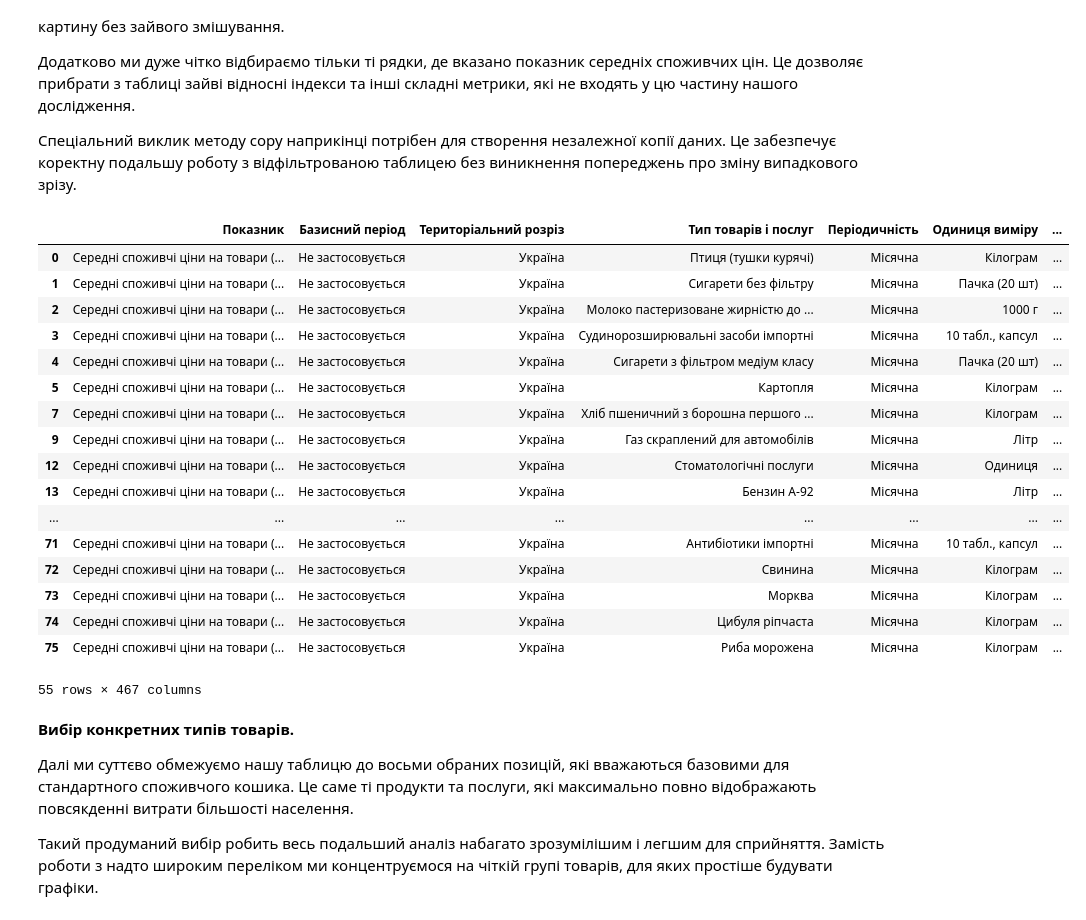
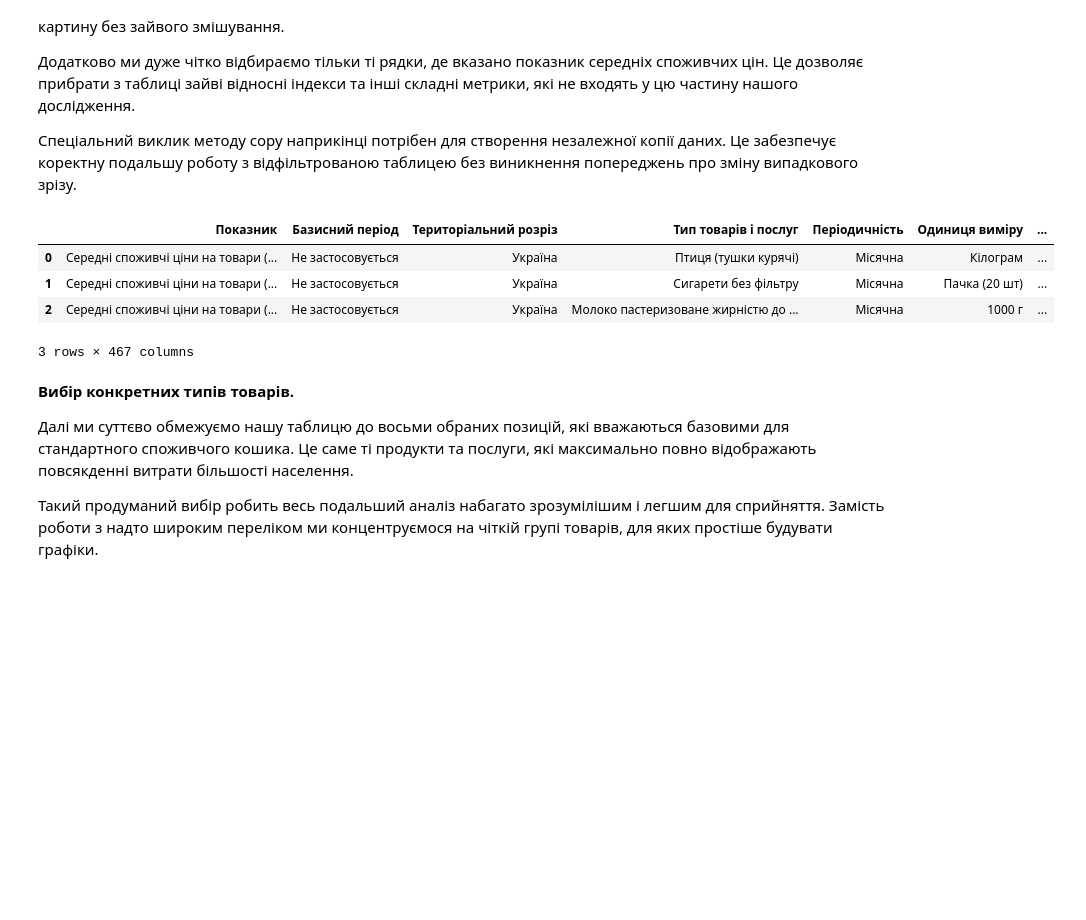
Before and after one commit to arcctg/kpi-ml-lab1, a Jupyter notebook: task_1_ukrstat_data.ipynb, the cells around one changed output. Drawn from its saved outputs; the diff is of its cells as text; code cells hidden in the pictures; blank space fills up the shorter version.

```diff
--- a/task_1_ukrstat_data.ipynb
+++ b/task_1_ukrstat_data.ipynb
@@ -29,7 +28,7 @@ url = 'https://raw.githubusercontent.com/arcctg/kpi-ml-lab1/main/ukrstat_prices.
 try:
     df = pd.read_csv(url)
     print("Data was loaded successfully:")
-    display(df.head())
+    display(df.head(3))
 except Exception as e:
     print(f"Error on load: {e}")
 # %% [output]
@@ -98,29 +81,16 @@ df.tail(10)
 # %%
 df = df[
     (df['Територіальний розріз'] == 'Україна') &
     (df['Показник'] == 'Середні споживчі ціни на товари (послуги)')
 ].copy()
 
-df
+df.head(3)
 # %% [output]
 |  | Показник | Базисний період | Територіальний розріз | Тип товарів і послуг | Періодичність | Одиниця виміру | ... |
 | 0 | Середні споживчі ціни на товари (... | Не застосовується | Україна | Птиця (тушки курячі) | Місячна | Кілограм | ... |
 | 1 | Середні споживчі ціни на товари (... | Не застосовується | Україна | Сигарети без фільтру | Місячна | Пачка (20 шт) | ... |
 | 2 | Середні споживчі ціни на товари (... | Не застосовується | Україна | Молоко пастеризоване жирністю до ... | Місячна | 1000 г | ... |
-| 3 | Середні споживчі ціни на товари (... | Не застосовується | Україна | Судинорозширювальні засоби імпортні | Місячна | 10 табл., капсул | ... |
-| 4 | Середні споживчі ціни на товари (... | Не застосовується | Україна | Сигарети з фільтром медіум класу | Місячна | Пачка (20 шт) | ... |
-| 5 | Середні споживчі ціни на товари (... | Не застосовується | Україна | Картопля | Місячна | Кілограм | ... |
-| 7 | Середні споживчі ціни на товари (... | Не застосовується | Україна | Хліб пшеничний з борошна першого ... | Місячна | Кілограм | ... |
-| 9 | Середні споживчі ціни на товари (... | Не застосовується | Україна | Газ скраплений для автомобілів | Місячна | Літр | ... |
-| 12 | Середні споживчі ціни на товари (... | Не застосовується | Україна | Стоматологічні послуги | Місячна | Одиниця | ... |
-| 13 | Середні споживчі ціни на товари (... | Не застосовується | Україна | Бензин А-92 | Місячна | Літр | ... |
-| ... | ... | ... | ... | ... | ... | ... | ... |
-| 71 | Середні споживчі ціни на товари (... | Не застосовується | Україна | Антибіотики імпортні | Місячна | 10 табл., капсул | ... |
-| 72 | Середні споживчі ціни на товари (... | Не застосовується | Україна | Свинина | Місячна | Кілограм | ... |
-| 73 | Середні споживчі ціни на товари (... | Не застосовується | Україна | Морква | Місячна | Кілограм | ... |
-| 74 | Середні споживчі ціни на товари (... | Не застосовується | Україна | Цибуля ріпчаста | Місячна | Кілограм | ... |
-| 75 | Середні споживчі ціни на товари (... | Не застосовується | Україна | Риба морожена | Місячна | Кілограм | ... |
-55 rows × 467 columns
+3 rows × 467 columns
 # %% [markdown]
 **Вибір конкретних типів товарів.**
 
```
Also changed, not shown: parts of 6 cells of this notebook, 1 other file.
